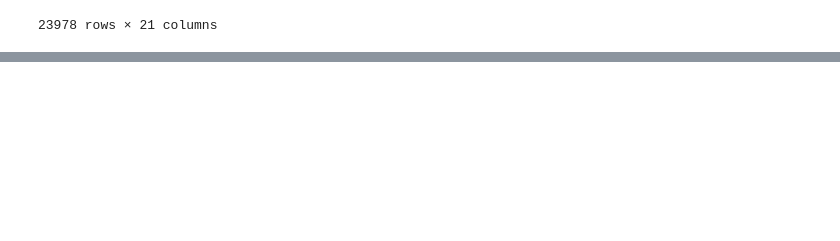
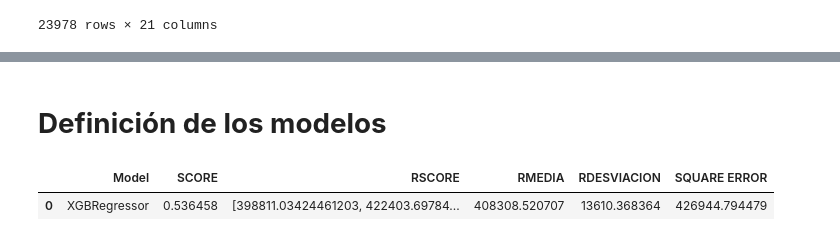
Before and after one commit to diegoguizanlopez/BigDataEIa, a Jupyter notebook: IA/Sistemas_Aprendizaje_Automatico/2-Trimestre/Regresion_Multivariable/Melbourne/melbourne.ipynb, the cells around one changed output, grey strips where cells are left out. Drawn from its saved outputs; the diff is of its cells as text; code cells hidden in the pictures; blank space fills up the shorter version.

```diff
--- a/IA/Sistemas_Aprendizaje_Automatico/2-Trimestre/Regresion_Multivariable/Melbourne/melbourne.ipynb
+++ b/IA/Sistemas_Aprendizaje_Automatico/2-Trimestre/Regresion_Multivariable/Melbourne/melbourne.ipynb
@@ -362 +327,3 @@ dtypes: datetime64[ns](1), float64(9), int64(4), object(7)
 memory usage: 4.0+ MB
+# %%
+df=df.drop(["Postcode","Propertycount","SellerG","Address"],axis=1)
@@ -362,0 +374,2 @@ memory usage: 4.0+ MB
+# %%
+df=df.drop(cat_cols,axis=1)
@@ -362,0 +427,46 @@ memory usage: 4.0+ MB
+# %% [markdown]
+# **Definición de los modelos**
+# %%
+from sklearn.ensemble import RandomForestRegressor
+from sklearn.linear_model import BayesianRidge, ElasticNet, SGDRegressor,LinearRegression
+from sklearn.svm import SVR
+from xgboost import XGBRegressor
+
+
+models = {
+    #'SVR':SVR(),
+    'XGBRegressor':XGBRegressor(),
+    #'LinearRegression':LinearRegression(),
+    #'RandomForestRegressor':RandomForestRegressor()
+}
+# %%
+from sklearn.metrics import mean_squared_error,r2_score
+from sklearn.model_selection import cross_val_score
+
+model_results=[]
+model_names=[]
+model_cross_score=[]
+model_cross_media=[]
+model_cross_std=[]
+for name,model in models.items():
+    a = model.fit(x_train,y_train)
+    predicted = a.predict(x_test)
+    score = r2_score(y_test, predicted)
+    model_results.append(score)
+    model_names.append(name)
+    model_score = cross_val_score(model, x_train, y_train,
+                            scoring = "neg_mean_squared_error", cv=10)
+    root_lin_score = np.sqrt(-model_score)
+    model_cross_score.append(root_lin_score)
+    model_cross_media.append(root_lin_score.mean())
+    model_cross_std.append(root_lin_score.std())
+
+
+    df_results = pd.DataFrame([model_names,model_results,model_cross_score,model_cross_media,model_cross_std,[mean_squared_error(y_test, predicted,squared=False)]])
+    df_results = df_results.transpose()
+    df_results = df_results.rename(columns={0:'Model',1:'SCORE',2:'RSCORE',3:'RMEDIA',4:'RDESVIACION',5:"SQUARE ERROR"}).sort_values(by='SQUARE ERROR',ascending=False)
+# %%
+df_results
+# %% [output]
+|  | Model | SCORE | RSCORE | RMEDIA | RDESVIACION | SQUARE ERROR |
+| 0 | XGBRegressor | 0.536458 | [398811.03424461203, 422403.69784... | 408308.520707 | 13610.368364 | 426944.794479 |
```
Also changed, not shown: parts of 17 cells of this notebook.
